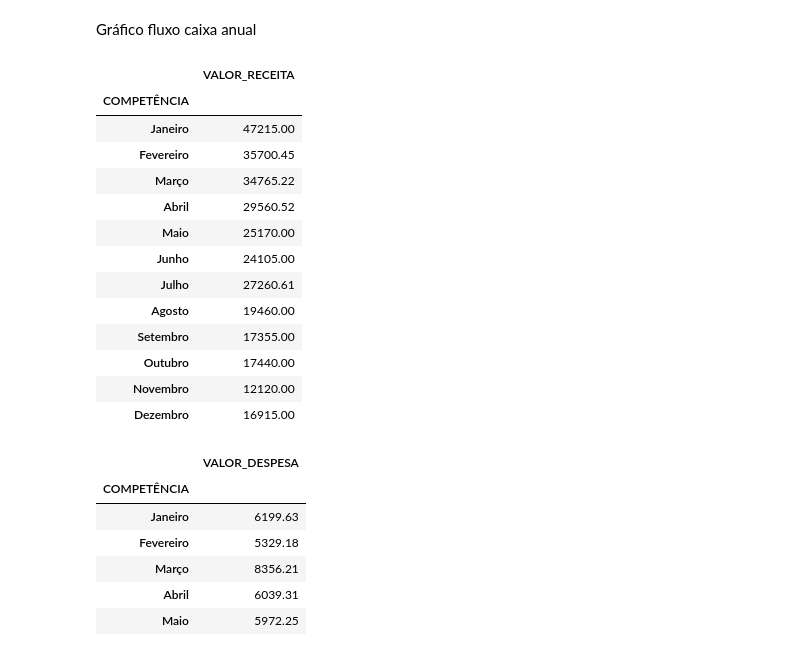
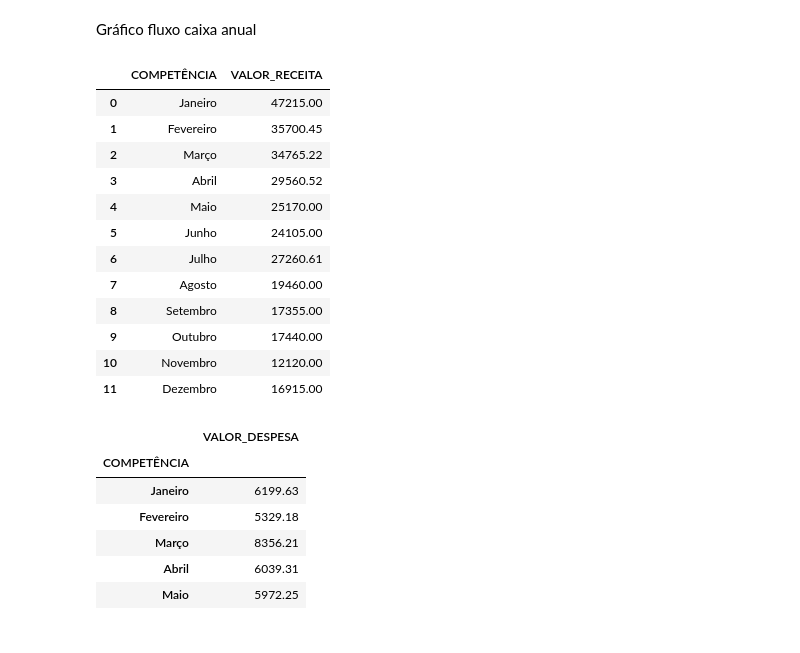
Before and after one commit to talesaraujoc/mrleague_dashboard_controle_financeiro, a Jupyter notebook: notebook.ipynb, the cells around one changed output. Saved outputs shown, nothing was run; the diff lists cells and outputs as text; code cells hidden in the pictures.

```diff
--- a/notebook.ipynb
+++ b/notebook.ipynb
@@ -59,20 +55,19 @@ import plotly
 import plotly.graph_objects as go
 from plotly.subplots import make_subplots
 # %%
-df_receitas_graph_01 = df_receitas.groupby('COMPETÊNCIA', sort=False).agg({'VALOR_RECEITA':'sum'})
+df_receitas_graph_01 = df_receitas.groupby('COMPETÊNCIA', sort=False).agg({'VALOR_RECEITA':'sum'}).reset_index()
 df_receitas_graph_01
 # %% [output]
-|  | VALOR_RECEITA |
-| COMPETÊNCIA |  |
-| Janeiro | 47215.00 |
-| Fevereiro | 35700.45 |
-| Março | 34765.22 |
-| Abril | 29560.52 |
-| Maio | 25170.00 |
-| Junho | 24105.00 |
-| Julho | 27260.61 |
-| Agosto | 19460.00 |
-| Setembro | 17355.00 |
-| Outubro | 17440.00 |
-| Novembro | 12120.00 |
-| Dezembro | 16915.00 |
+|  | COMPETÊNCIA | VALOR_RECEITA |
+| 0 | Janeiro | 47215.00 |
+| 1 | Fevereiro | 35700.45 |
+| 2 | Março | 34765.22 |
+| 3 | Abril | 29560.52 |
+| 4 | Maio | 25170.00 |
+| 5 | Junho | 24105.00 |
+| 6 | Julho | 27260.61 |
+| 7 | Agosto | 19460.00 |
+| 8 | Setembro | 17355.00 |
+| 9 | Outubro | 17440.00 |
+| 10 | Novembro | 12120.00 |
+| 11 | Dezembro | 16915.00 |
```
Also changed, not shown: parts of 2 cells of this notebook, 2 other files.
